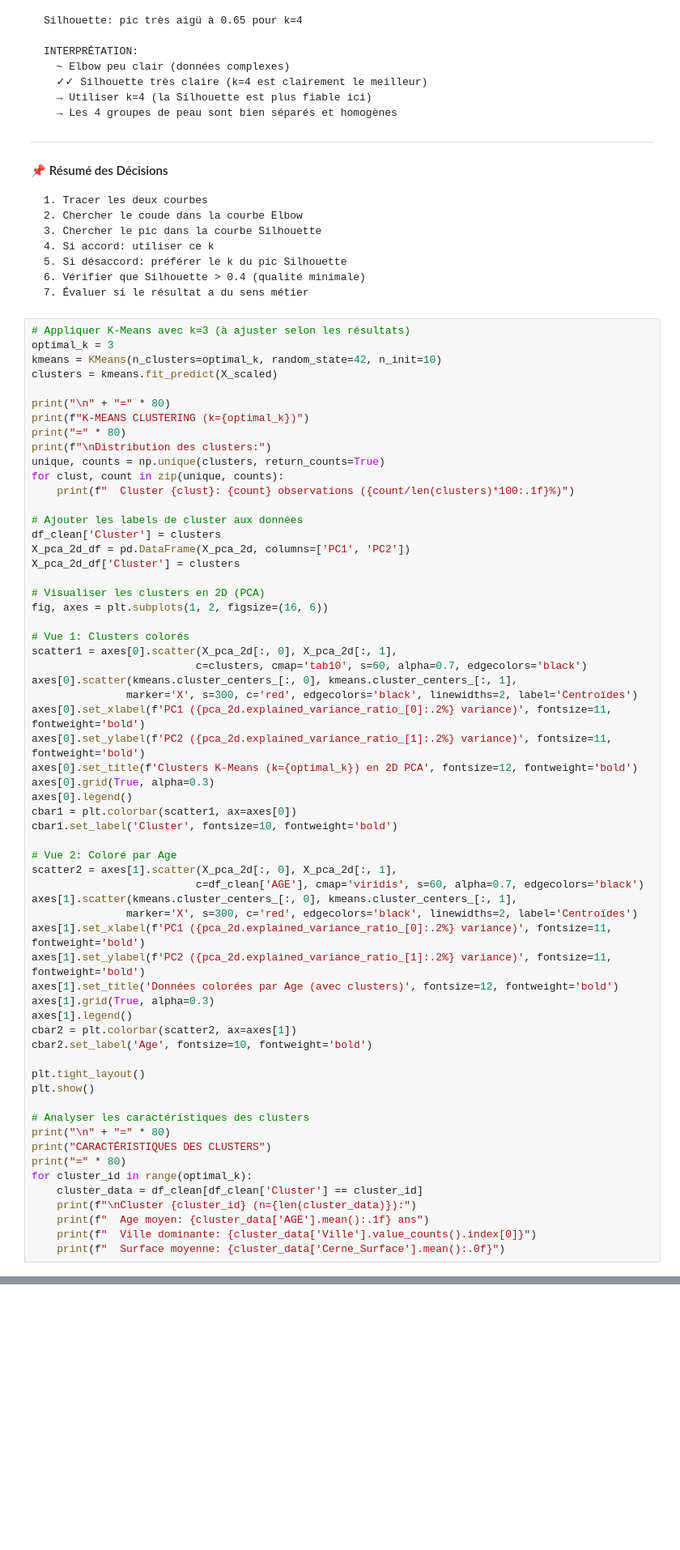
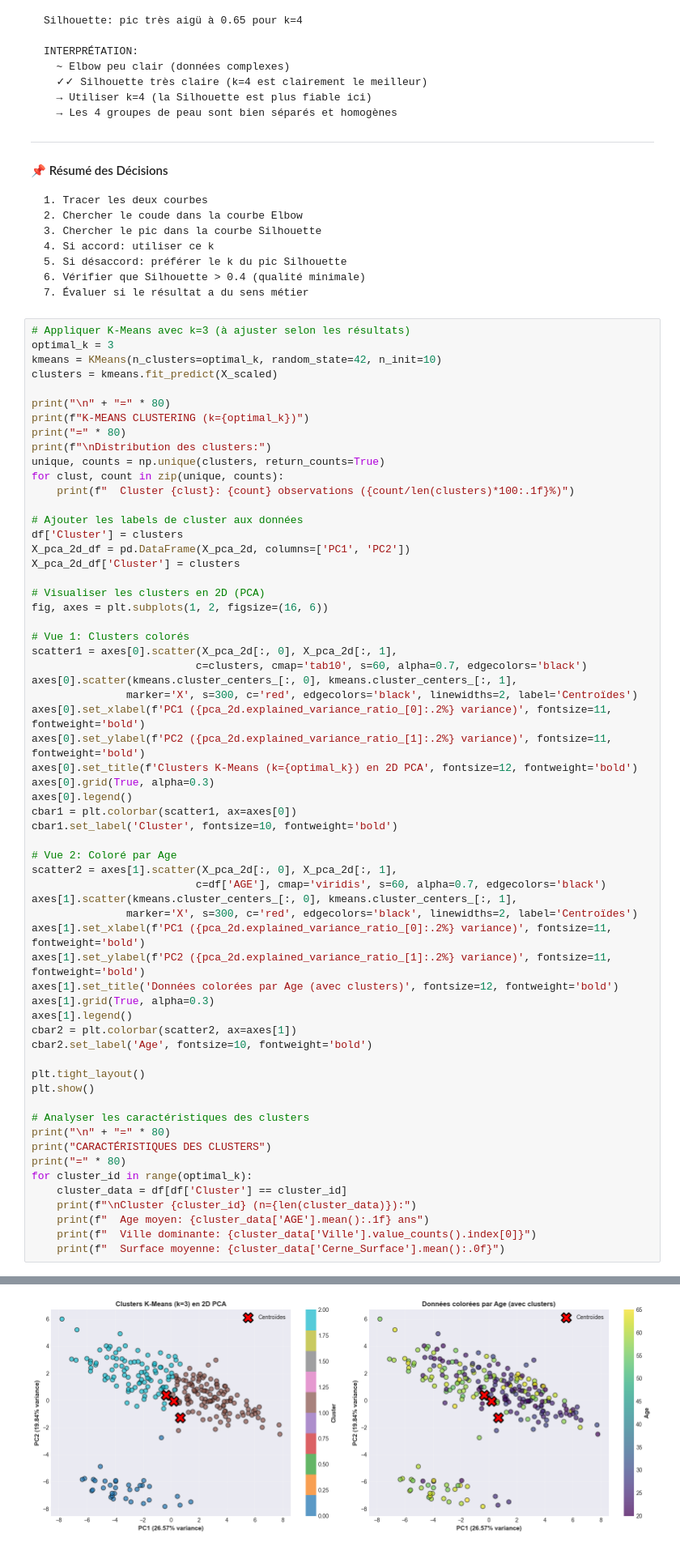
Before and after one commit to MB-BdeB/CoursIA, a Jupyter notebook: A58-Algo_Non_Sup/EDA_Unsupervised_SKINS.ipynb, the cells around one changed output, grey strips where cells are left out. Shown at 81% size. Saved outputs shown, nothing was run; the diff lists cells and outputs as text; blank space fills up the shorter version.

```diff
--- a/A58-Algo_Non_Sup/EDA_Unsupervised_SKINS.ipynb
+++ b/A58-Algo_Non_Sup/EDA_Unsupervised_SKINS.ipynb
@@ -1083,7 +1130,7 @@ for clust, count in zip(unique, counts):
     print(f"  Cluster {clust}: {count} observations ({count/len(clusters)*100:.1f}%)")
 
 # Ajouter les labels de cluster aux données
-df_clean['Cluster'] = clusters
+df['Cluster'] = clusters
 X_pca_2d_df = pd.DataFrame(X_pca_2d, columns=['PC1', 'PC2'])
 X_pca_2d_df['Cluster'] = clusters
 
@@ -1105,7 +1152,7 @@ cbar1.set_label('Cluster', fontsize=10, fontweight='bold')
 
 # Vue 2: Coloré par Age
 scatter2 = axes[1].scatter(X_pca_2d[:, 0], X_pca_2d[:, 1],
-                          c=df_clean['AGE'], cmap='viridis', s=60, alpha=0.7, edgecolors='black')
+                          c=df['AGE'], cmap='viridis', s=60, alpha=0.7, edgecolors='black')
 axes[1].scatter(kmeans.cluster_centers_[:, 0], kmeans.cluster_centers_[:, 1],
                marker='X', s=300, c='red', edgecolors='black', linewidths=2, label='Centroïdes')
 axes[1].set_xlabel(f'PC1 ({pca_2d.explained_variance_ratio_[0]:.2%} variance)', fontsize=11, fontweight='bold')
@@ -1124,8 +1171,9 @@ print("\n" + "=" * 80)
 print("CARACTÉRISTIQUES DES CLUSTERS")
 print("=" * 80)
 for cluster_id in range(optimal_k):
-    cluster_data = df_clean[df_clean['Cluster'] == cluster_id]
+    cluster_data = df[df['Cluster'] == cluster_id]
     print(f"\nCluster {cluster_id} (n={len(cluster_data)}):")
     print(f"  Age moyen: {cluster_data['AGE'].mean():.1f} ans")
     print(f"  Ville dominante: {cluster_data['Ville'].value_counts().index[0]}")
     print(f"  Surface moyenne: {cluster_data['Cerne_Surface'].mean():.0f}")
+# %% [output]
@@ -1131,0 +1188 @@ for cluster_id in range(optimal_k):
+[figure, added]
```
Also changed, not shown: parts of 18 cells of this notebook, 1 other file.
